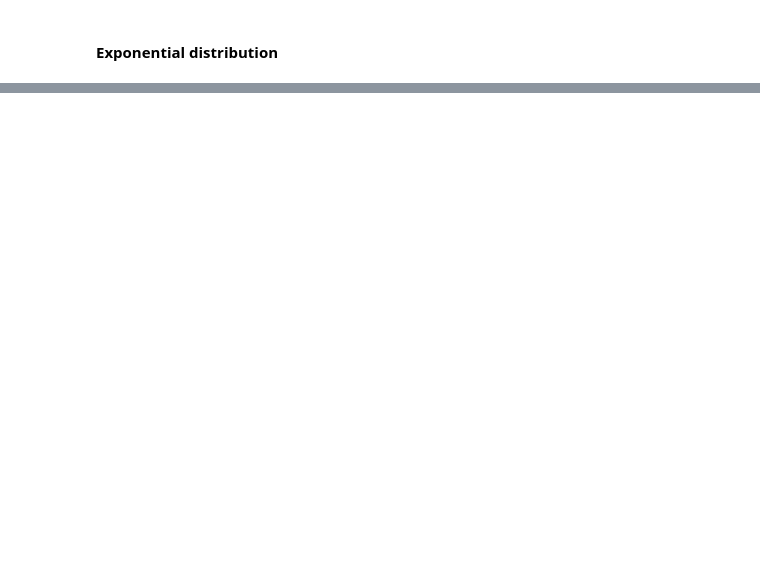
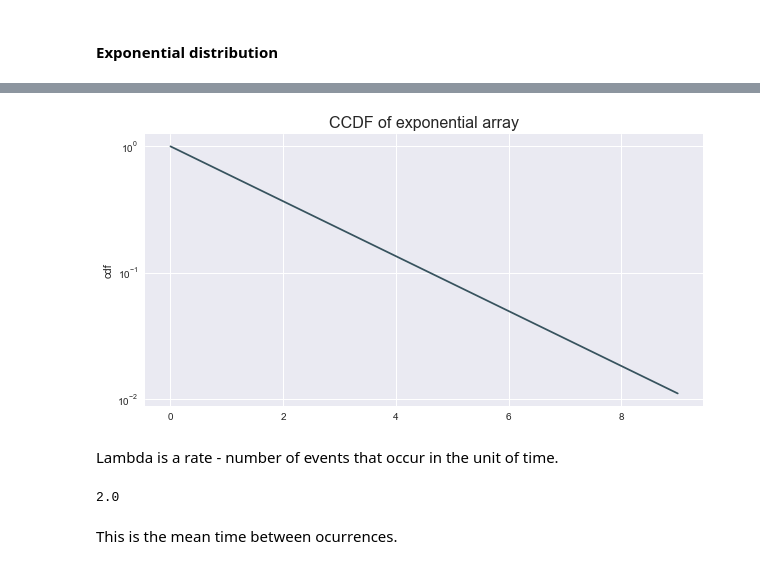
Before and after one commit to dorotamierzwa/Data-analysis-projects, a Jupyter notebook: Statistics/Think stats based exercises.ipynb, the cells around one changed output, grey strips where cells are left out. Saved outputs shown, nothing was run; the diff lists cells and outputs as text; code cells hidden in the pictures; blank space fills up the shorter version.

```diff
--- a/Statistics/Think stats based exercises.ipynb
+++ b/Statistics/Think stats based exercises.ipynb
@@ -439,0 +399,17 @@ df_ufo['diffs'] = df_ufo['diffs'].astype('timedelta64[s]')
+# %%
+fig, ax = plt.subplots(figsize=(10,5))
+ax.set_ylabel('cdf')
+plt.title('CCDF of exponential array', fontsize=16)
+plt.plot(x,1 - cdf)
+plt.yscale('log');
+# %% [output]
+[figure, added]
+# %% [markdown]
+Lambda is a rate - number of events that occur in the unit of time.
+# %%
+mean = 1/lmbda
+mean
+# %% [output]
+2.0
+# %% [markdown]
+This is the mean time between ocurrences.
```
Also changed, not shown: parts of 30 cells of this notebook.
